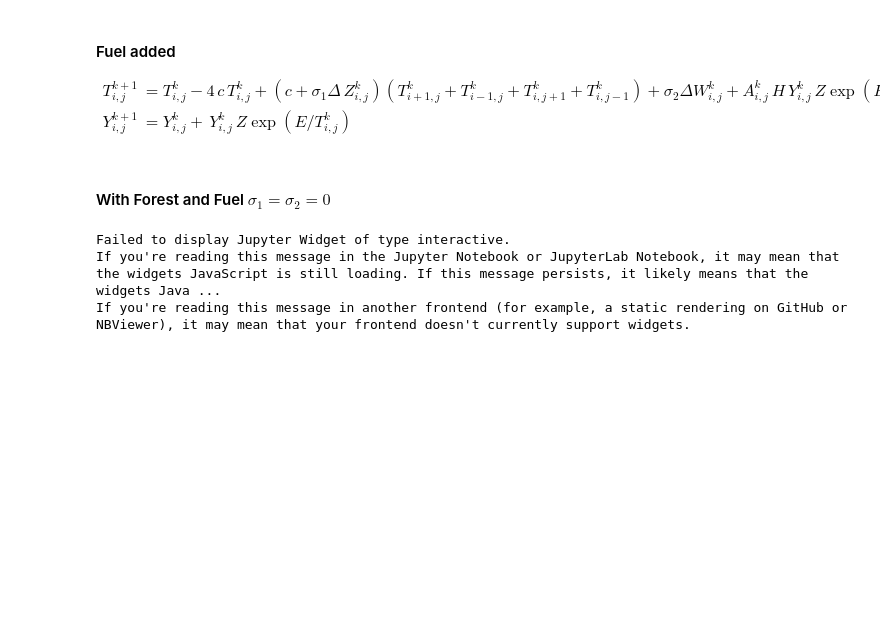
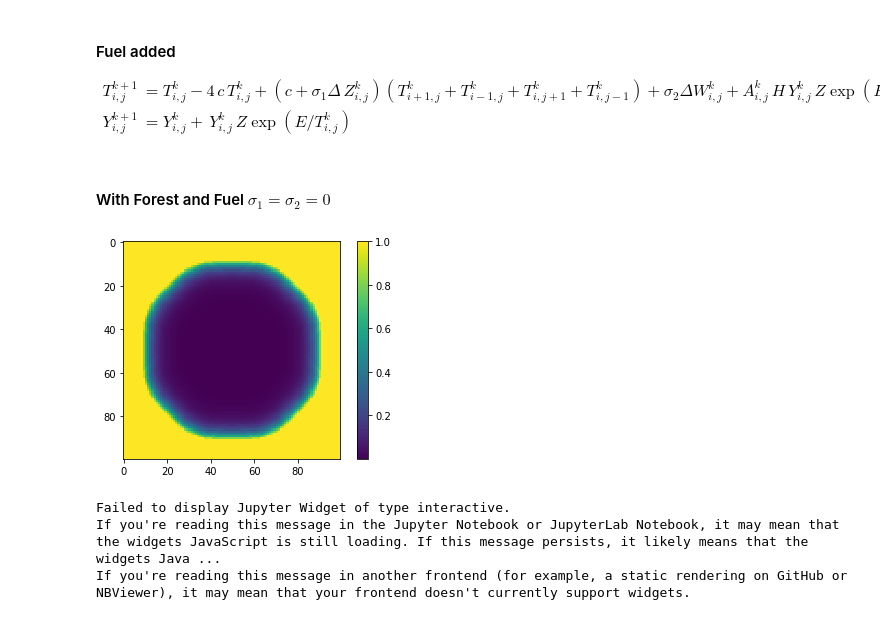
Before and after one commit to dsanmartin/INF383-PJ, a Jupyter notebook: model.ipynb, the cells around one changed output. Drawn from its saved outputs; the diff is of its cells as text; code cells hidden in the pictures; blank space fills up the shorter version.

Commit message:
Testing trees and fuel

```diff
--- a/model.ipynb
+++ b/model.ipynb
@@ -146,9 +146,30 @@ def temperatureFocus(M, N):
     A[M//2+1, N//2] = 1
     temperature = temperature + A * 600
     return temperature, A
+# %%
+def temperatureFocus2(M, N):
+    # Initial trees burning
+    tree = np.zeros((M,N))
+    tree[M//2, N//2] = 1
+    tree[M//2+1, N//2] = 1
+    # Initial temperature
+    #x = np.linspace(0, 1, N)
+    #y = np.linspace(0, 1, M)
+    #X, Y = np.meshgrid(x, y)
+    #temperatures = 1e3*np.exp(-1000*((X-.5)**2 + (Y-.5)**2))
+    temperature = np.zeros((M,N))
+    temperature = temperature + A * 600
+    fuel = np.zeros((M,N))
+    radius = 10
+    cx, cy = M//2, N//2 # The center of circle
+    y, x = np.ogrid[-radius: radius, -radius: radius]
+    index = x**2 + y**2 <= radius**2
+    fuel[cy-radius:cy+radius, cx-radius:cx+radius][index] = 1
+    return temperature, tree, fuel
 # %%
 M, N = 100, 100
-initial, A = temperatureFocus(M, N)
+#initial, A = temperatureFocus(M, N)
+T0, A0, Y0 = temperatureFocus2(M, N)
 times = 300
 c = 1/5
 b = 8000
@@ -211,8 +231,14 @@ Z = .1
 H = 5500
 b = 8
 maxTemp = 1000
-dt3 = temp.discrete(c, initial, times, A, b, maxTemp, Ea, Z, H)
+dt3 = temp.discrete(c, T0, times, Y0, b, maxTemp, Ea, Z, H)
 dt3a_temps, _, dt3a_fuel = dt3.propagate()#4/30, 20)
+# %%
+plt.imshow(dt3a_fuel[100])
+plt.colorbar()
+plt.show()
+# %% [output]
+[figure, added]
 # %%
 widgets.interact(dt3.plotSimulation, t=widgets.IntSlider(min=0, max=len(dt3a_temps)-1,
     continuous_update=False), temperatures=widgets.fixed(dt3a_temps), fuel=widgets.fixed(dt3a_fuel))
```
Also changed, not shown: parts of 1 cell of this notebook, 2 other files.
